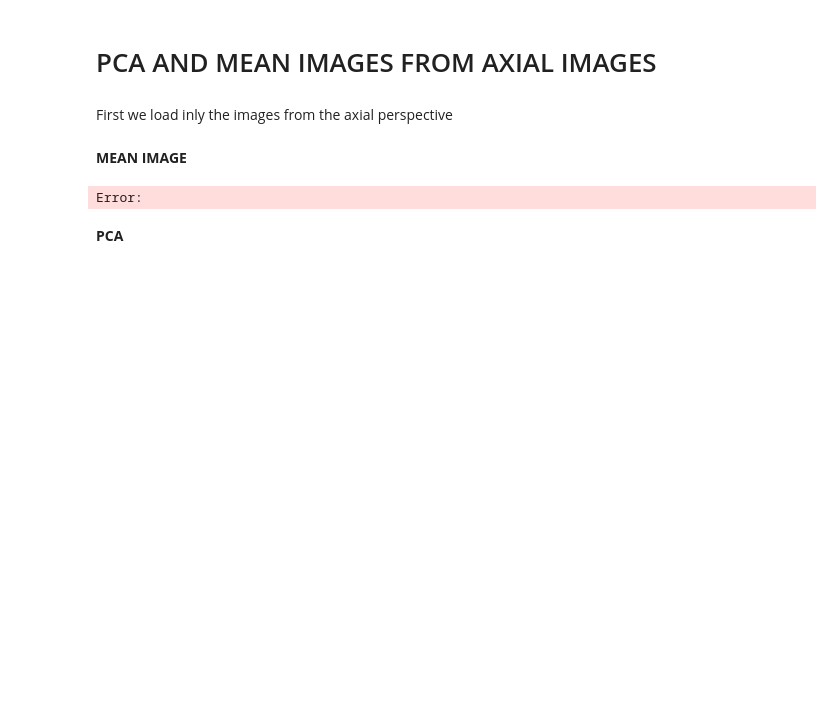
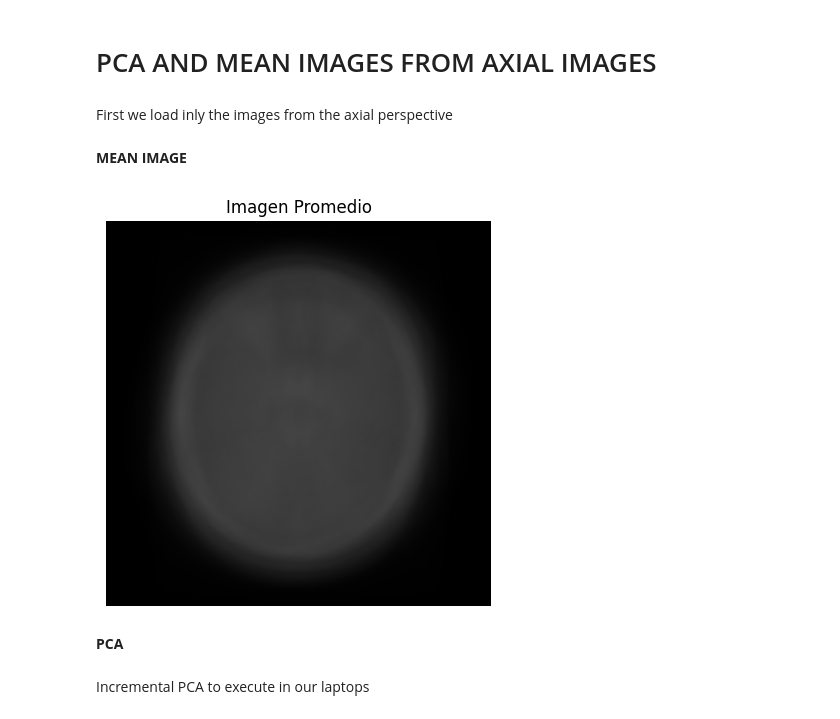
Before and after one commit to mikelpri3/BigData, a Jupyter notebook: notebook.ipynb, the cells around one changed output. Drawn from its saved outputs; the diff is of its cells as text; code cells hidden in the pictures; blank space fills up the shorter version.

Commit message:
mean image y pca

```diff
--- a/notebook.ipynb
+++ b/notebook.ipynb
@@ -432,33 +432,37 @@ brain_dataset = BrainTumorDataset(dataset_path, view_type="axial")
 **MEAN IMAGE**
 # %%
 import numpy as np
+import torch
+import cv2
 import matplotlib.pyplot as plt
 
-# Extraer las imágenes y convertirlas en un array numpy
+# Change images into a numpy array
 images = []
 labels = []
 for img, label in brain_dataset:
-    images.append(img.numpy())
+    images.append(img.numpy())  # (C, H, W)
     labels.append(label)
-images = np.array(images)  # Shape: (N, C, H, W)
+
+images = np.array(images, dtype=np.float32)  # (N, C, H, W)
 labels = np.array(labels)
 
-# Convertir las imágenes a escala de grises (promedio de los canales RGB)
-if images.shape[1] == 3:  # Si las imágenes son RGB
-    gray_images = np.mean(images, axis=1)  # Promedio de los canales
-else:
-    gray_images = images.squeeze()  # Si ya están en escala de grises
 
-# Calcular la imagen promedio
-mean_image = np.mean(gray_images, axis=0)
+mean_image = np.mean(images, axis=0)  # (C, H, W)
 
-# Mostrar la imagen promedio
-plt.figure(figsize=(8, 8))
-plt.imshow(mean_image, cmap='gray')
-plt.title('Imagen Promedio')
-plt.axis('off')
+# Transpose to (H, W, C) for OpenCV and visualización
+mean_image_np = np.transpose(mean_image, (1, 2, 0))  # (H, W, C)
+
+
+mean_image_np = mean_image_np.astype(np.float32)
+
+resized_mean_image = cv2.resize(mean_image_np, IMG_SIZE)
+
+plt.figure(figsize=(5, 5))
+plt.imshow(resized_mean_image)
+plt.title("Imagen Promedio")
+plt.axis("off")
 plt.show()
 # %% [output]
-Error:
+[figure, added]
 # %% [markdown]
 **PCA**
@@ -464,0 +492,2 @@ Error:
+# %% [markdown]
+Incremental PCA to execute in our laptops
```
Also changed, not shown: parts of 6 cells of this notebook.
